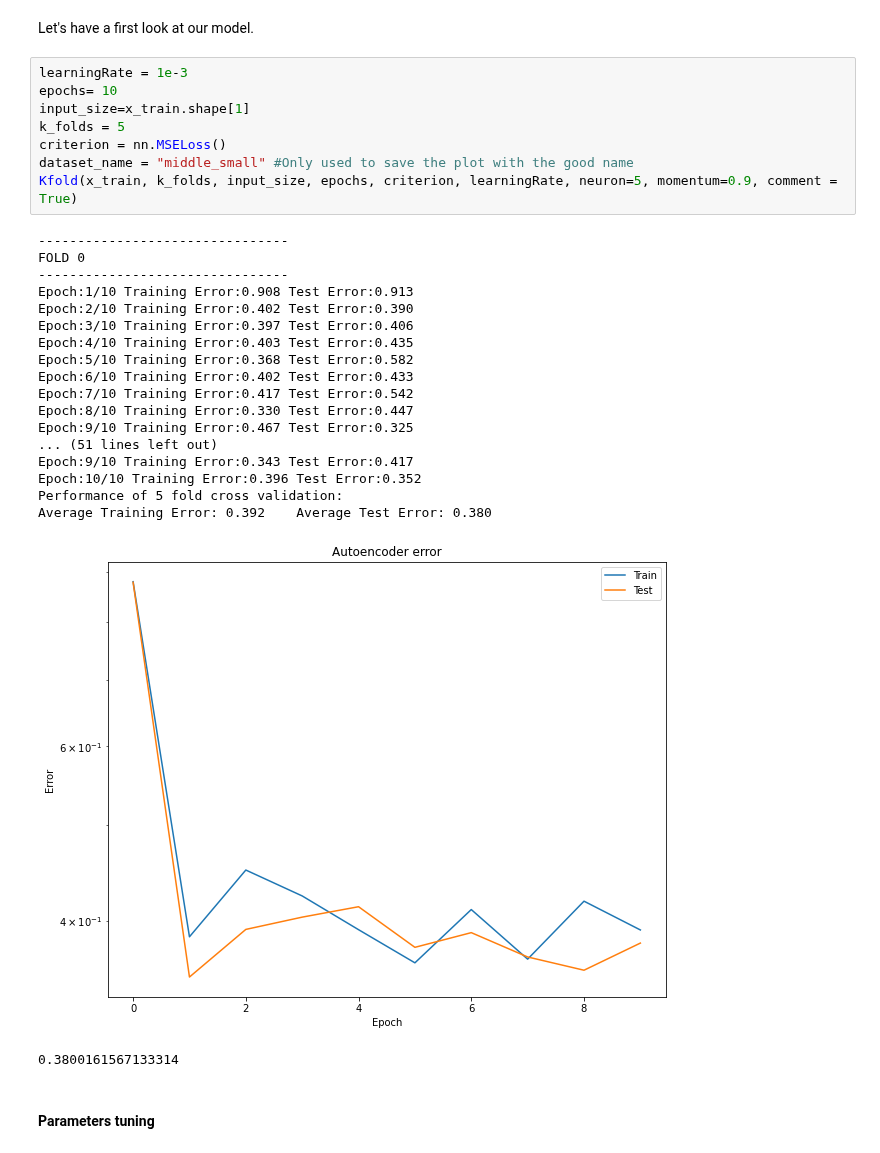
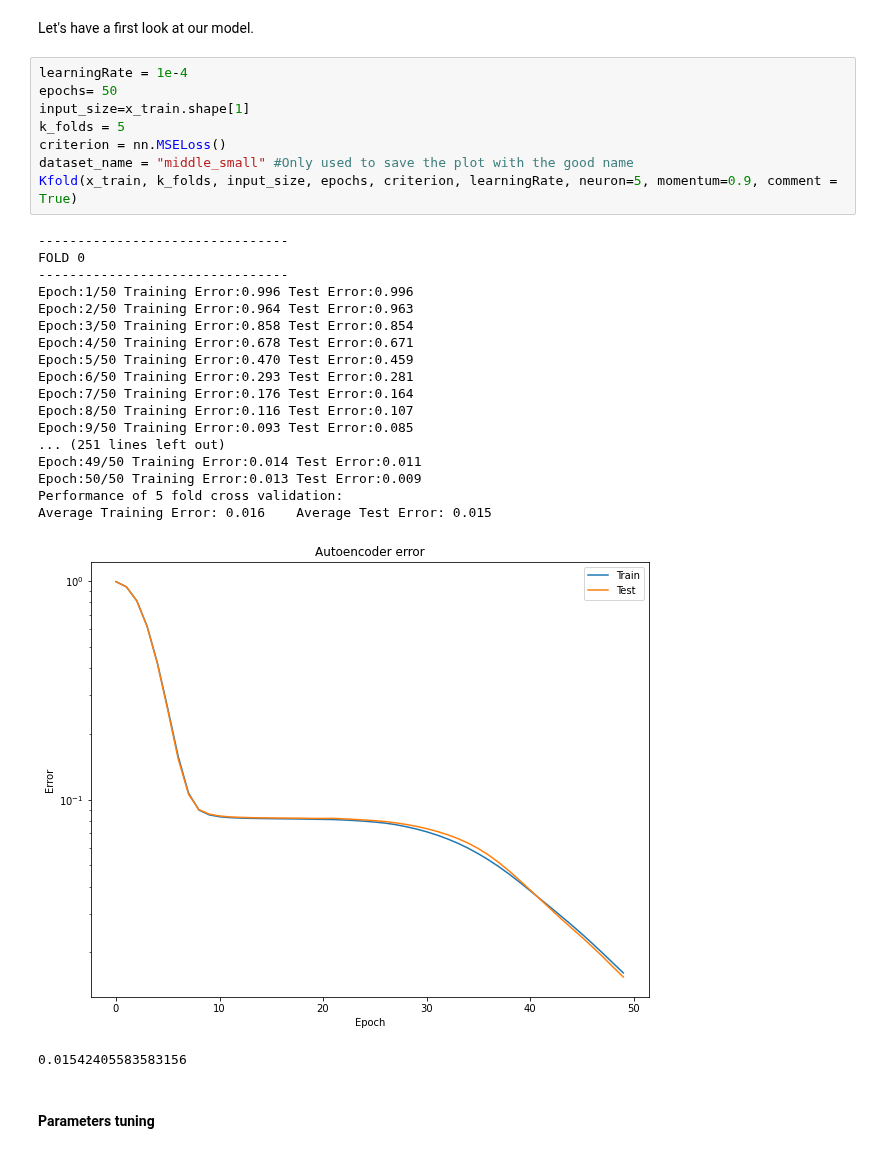
Before and after one commit to CS-433/ml-project-2-thevipers2, a Jupyter notebook: main.ipynb, the cells around one changed output. Cells and saved outputs as stored; diff of their text form.

```diff
--- a/main.ipynb
+++ b/main.ipynb
@@ -243,33 +243,33 @@ print(x_test.shape)
 # %% [markdown]
 Let's have a first look at our model.
 # %%
-learningRate = 1e-3
-epochs= 10
+learningRate = 1e-4
+epochs= 50
 input_size=x_train.shape[1]
 k_folds = 5
 criterion = nn.MSELoss()
 dataset_name = "middle_small" #Only used to save the plot with the good name
 Kfold(x_train, k_folds, input_size, epochs, criterion, learningRate, neuron=5, momentum=0.9, comment = True)
 # %% [output]
 --------------------------------
 FOLD 0
 --------------------------------
-Epoch:1/10 Training Error:0.908 Test Error:0.913
-Epoch:2/10 Training Error:0.402 Test Error:0.390
-Epoch:3/10 Training Error:0.397 Test Error:0.406
-Epoch:4/10 Training Error:0.403 Test Error:0.435
-Epoch:5/10 Training Error:0.368 Test Error:0.582
-Epoch:6/10 Training Error:0.402 Test Error:0.433
-Epoch:7/10 Training Error:0.417 Test Error:0.542
-Epoch:8/10 Training Error:0.330 Test Error:0.447
-Epoch:9/10 Training Error:0.467 Test Error:0.325
-... (51 lines left out)
-Epoch:9/10 Training Error:0.343 Test Error:0.417
-Epoch:10/10 Training Error:0.396 Test Error:0.352
+Epoch:1/50 Training Error:0.996 Test Error:0.996
+Epoch:2/50 Training Error:0.964 Test Error:0.963
+Epoch:3/50 Training Error:0.858 Test Error:0.854
+Epoch:4/50 Training Error:0.678 Test Error:0.671
+Epoch:5/50 Training Error:0.470 Test Error:0.459
+Epoch:6/50 Training Error:0.293 Test Error:0.281
+Epoch:7/50 Training Error:0.176 Test Error:0.164
+Epoch:8/50 Training Error:0.116 Test Error:0.107
+Epoch:9/50 Training Error:0.093 Test Error:0.085
+... (251 lines left out)
+Epoch:49/50 Training Error:0.014 Test Error:0.011
+Epoch:50/50 Training Error:0.013 Test Error:0.009
 Performance of 5 fold cross validation:
-Average Training Error: 0.392    Average Test Error: 0.380
+Average Training Error: 0.016    Average Test Error: 0.015
-[figure, old version]
+[figure, new version]
-0.3800161567133314
+0.01542405583583156
 # %% [markdown]
 #### Parameters tuning
 # %% [markdown]
```
Also changed, not shown: parts of 9 cells of this notebook.
